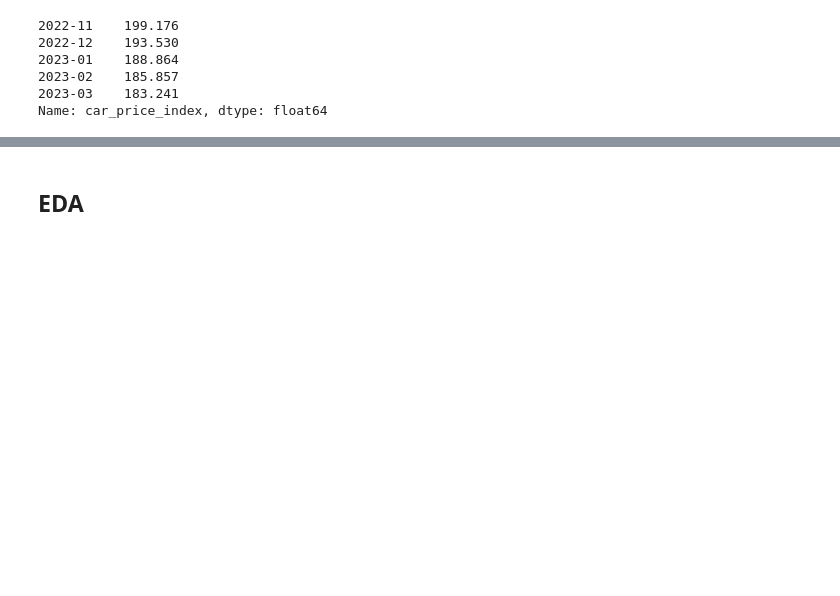
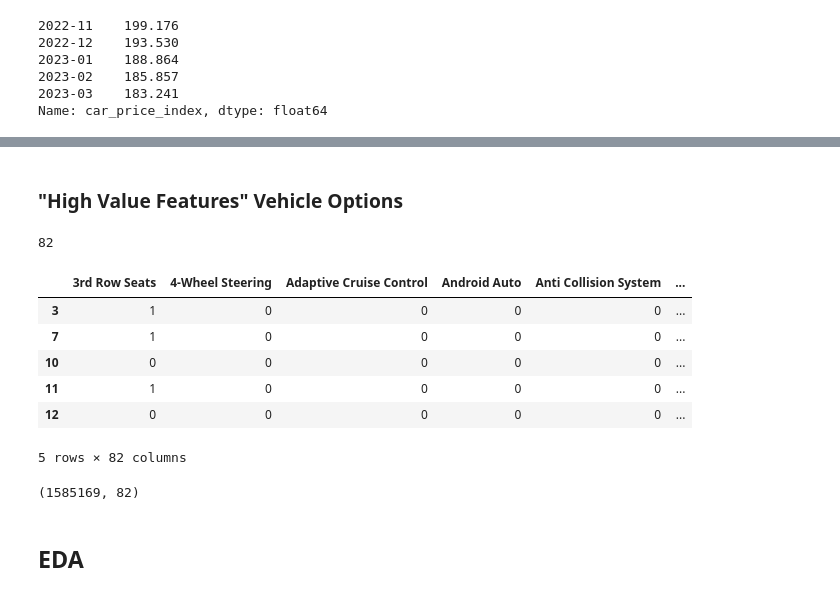
Before and after one commit to sheacon/used_car_pricing, a Jupyter notebook: 1_modeling.ipynb, the cells around one changed output, grey strips where cells are left out. Saved outputs shown, nothing was run; the diff lists cells and outputs as text; code cells hidden in the pictures; blank space fills up the shorter version.

```diff
--- a/1_modeling.ipynb
+++ b/1_modeling.ipynb
@@ -541,6 +553,36 @@ fred.search('unemployment').head()
 | NROU | NROU | 2023-03-15 | 2023-03-15 | Noncyclical Rate of Unemployment | 1949-01-01 | 2032-10-01 | Quarterly | ... |
 | UNEMPLOY | UNEMPLOY | 2023-03-15 | 2023-03-15 | Unemployment Level | 1948-01-01 | 2023-02-01 | Monthly | ... |
 | CCSA | CCSA | 2023-03-15 | 2023-03-15 | Continued Claims (Insured Unemplo... | 1967-01-07 | 2023-02-25 | Weekly, Ending Saturday | ... |
+# %% [markdown]
+### "High Value Features" Vehicle Options
+# %%
+import itertools
+# count of high value feature options
+flat_list = list(itertools.chain(*df2["hvf_options"]))
+distinct_elements = set(itertools.chain(*flat_list))
+print(len(distinct_elements))
+distinct_elements
+# %% [output]
+82
+# %%
+hvf_options = df2["hvf_options_standard"] + df2["hvf_options_optional"]
+# %%
+hvf_options = hvf_options.apply(set).apply(list)
+# %%
+hvf_options_df = pd.get_dummies(hvf_options.apply(pd.Series).stack()).groupby(level=0).sum()
+hvf_options_df.head()
+# %% [output]
+|  | 3rd Row Seats | 4-Wheel Steering | Adaptive Cruise Control | Android Auto | Anti Collision System | ... |
+| 3 | 1 | 0 | 0 | 0 | 0 | ... |
+| 7 | 1 | 0 | 0 | 0 | 0 | ... |
+| 10 | 0 | 0 | 0 | 0 | 0 | ... |
+| 11 | 1 | 0 | 0 | 0 | 0 | ... |
+| 12 | 0 | 0 | 0 | 0 | 0 | ... |
+5 rows × 82 columns
+# %%
+hvf_options_df.shape
+# %% [output]
+(1585169, 82)
 # %% [markdown]
 ## EDA
 # %%
```
Also changed, not shown: parts of 5 cells of this notebook, 4 other files.
